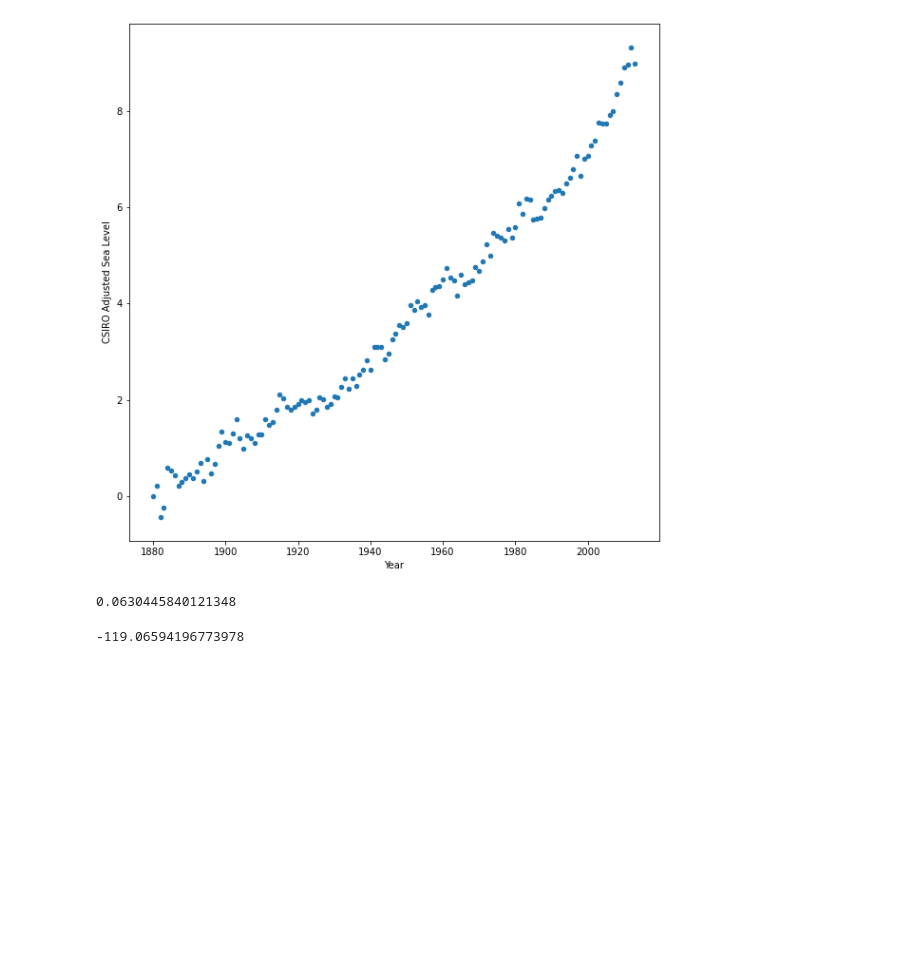
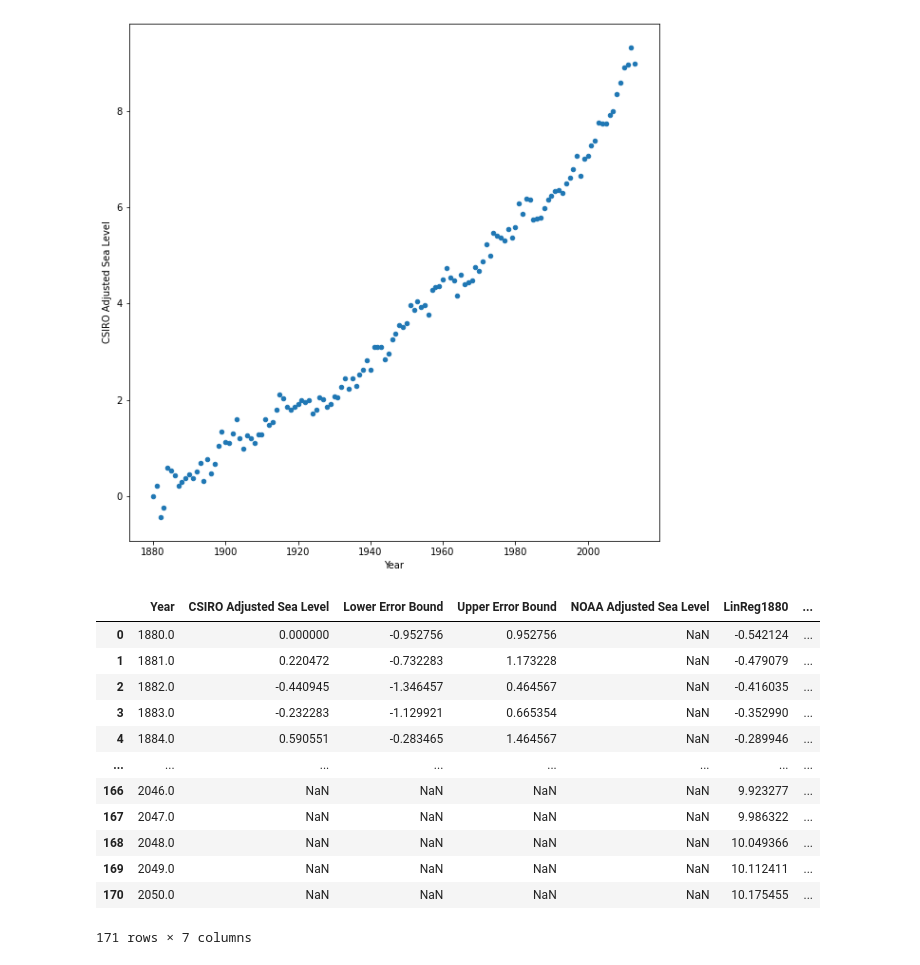
Before and after one commit to dangarmol/data-science-notes-fcc, a Jupyter notebook: Data Analysis with Python/Projects/Sea Level Predictor/sea_level_predictor.ipynb, the cells around one changed output. Drawn from its saved outputs; the diff is of its cells as text; code cells hidden in the pictures; blank space fills up the shorter version.

```diff
--- a/Data Analysis with Python/Projects/Sea Level Predictor/sea_level_predictor.ipynb
+++ b/Data Analysis with Python/Projects/Sea Level Predictor/sea_level_predictor.ipynb
@@ -33,12 +32,6 @@ fig = df.plot.scatter(x="Year", y="CSIRO Adjusted Sea Level", figsize=(10, 10))
 # Create first line of best fit
 # Use the linregress function from scipi.stats to get the slope and y-intercept of the line of best fit.
 # Plot the line of best fit over the top of the scatter plot. Make the line go through the year 2050 to predict the sea level rise in 2050.
-slopefloat, interceptfloat, x, x, x = linregress(df["Year"], df["CSIRO Adjusted Sea Level"])
-slopefloat
+slope1880, intercept1880, x, x, x = linregress(df["Year"], df["CSIRO Adjusted Sea Level"])
+# Create second line of best fit
+slope2000, intercept2000, x, x, x = linregress(df[df["Year"] >= 2000]["Year"], df[df["Year"] >= 2000]["CSIRO Adjusted Sea Level"])
-# %% [output]
-0.0630445840121348
-# %%
-# Create second line of best fit
-interceptfloat
-# %% [output]
--119.06594196773978
@@ -46,0 +38,23 @@ interceptfloat
+# %%
+# Add years until 2050
+real_data_limit = df["Year"].max()
+for i in range(real_data_limit - df["Year"].min(), 2050 - df["Year"].min() + 1):
+    df.loc[i] = [i + df["Year"].min(),np.nan,np.nan,np.nan,np.nan]
+df["LinReg1880"] = intercept1880 + df["Year"].values * slope1880
+df["LinReg2000"] = intercept2000 + df["Year"].values * slope2000
+df.mask(df["CSIRO Adjusted Sea Level"] > real_data_limit)
+df
+# %% [output]
+|  | Year | CSIRO Adjusted Sea Level | Lower Error Bound | Upper Error Bound | NOAA Adjusted Sea Level | LinReg1880 | ... |
+| 0 | 1880.0 | 0.000000 | -0.952756 | 0.952756 | NaN | -0.542124 | ... |
+| 1 | 1881.0 | 0.220472 | -0.732283 | 1.173228 | NaN | -0.479079 | ... |
+| 2 | 1882.0 | -0.440945 | -1.346457 | 0.464567 | NaN | -0.416035 | ... |
+| 3 | 1883.0 | -0.232283 | -1.129921 | 0.665354 | NaN | -0.352990 | ... |
+| 4 | 1884.0 | 0.590551 | -0.283465 | 1.464567 | NaN | -0.289946 | ... |
+| ... | ... | ... | ... | ... | ... | ... | ... |
+| 166 | 2046.0 | NaN | NaN | NaN | NaN | 9.923277 | ... |
+| 167 | 2047.0 | NaN | NaN | NaN | NaN | 9.986322 | ... |
+| 168 | 2048.0 | NaN | NaN | NaN | NaN | 10.049366 | ... |
+| 169 | 2049.0 | NaN | NaN | NaN | NaN | 10.112411 | ... |
+| 170 | 2050.0 | NaN | NaN | NaN | NaN | 10.175455 | ... |
+171 rows × 7 columns
```
Also changed, not shown: parts of 5 cells of this notebook.
